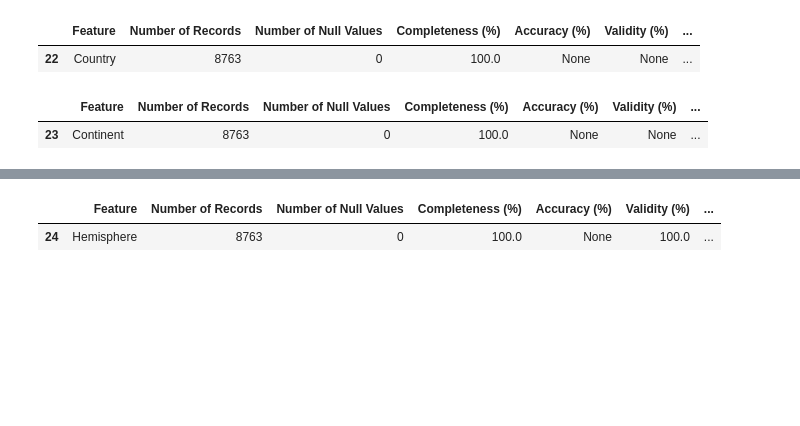
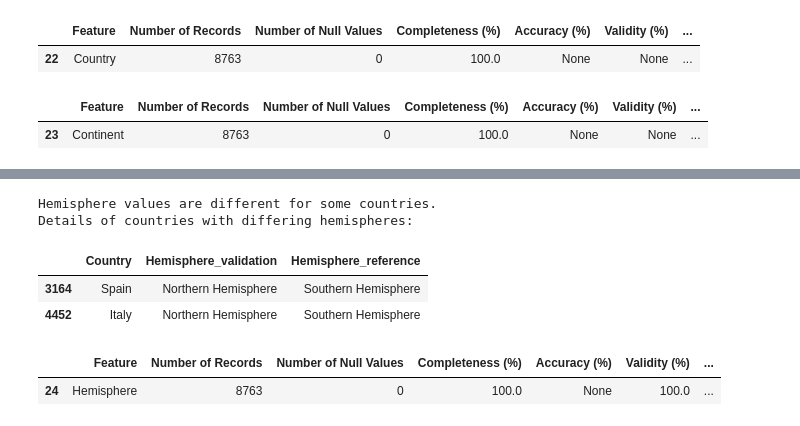
Before and after one commit to Pouria-Nazemi/DataMining, a Jupyter notebook: phase2.ipynb, the cells around one changed output, grey strips where cells are left out. Saved outputs shown, nothing was run; the diff lists cells and outputs as text; code cells hidden in the pictures; blank space fills up the shorter version.

```diff
--- a/phase2.ipynb
+++ b/phase2.ipynb
@@ -281,3 +325,20 @@ quality_df.loc[quality_df['Feature'] == feature_name]
+# %%
+are_equal_hemispheres = merged_df['Hemisphere_validation'] == merged_df['Hemisphere_reference']
+
+if are_equal_hemispheres.all():
+    print("Hemisphere values are the same for all countries.")
+else:
+    print("Hemisphere values are different for some countries.")
+
+differing_countries = merged_df.loc[~are_equal_hemispheres, ['Country', 'Hemisphere_validation', 'Hemisphere_reference']]
+print("Details of countries with differing hemispheres:")
+differing_countries
+# %% [output]
+Hemisphere values are different for some countries.
+Details of countries with differing hemispheres:
+|  | Country | Hemisphere_validation | Hemisphere_reference |
+| 3164 | Spain | Northern Hemisphere | Southern Hemisphere |
+| 4452 | Italy | Northern Hemisphere | Southern Hemisphere |
 # %%
 # Hemisphere Feature
 feature_name = 'Hemisphere'
```
Also changed, not shown: parts of 12 cells of this notebook.
